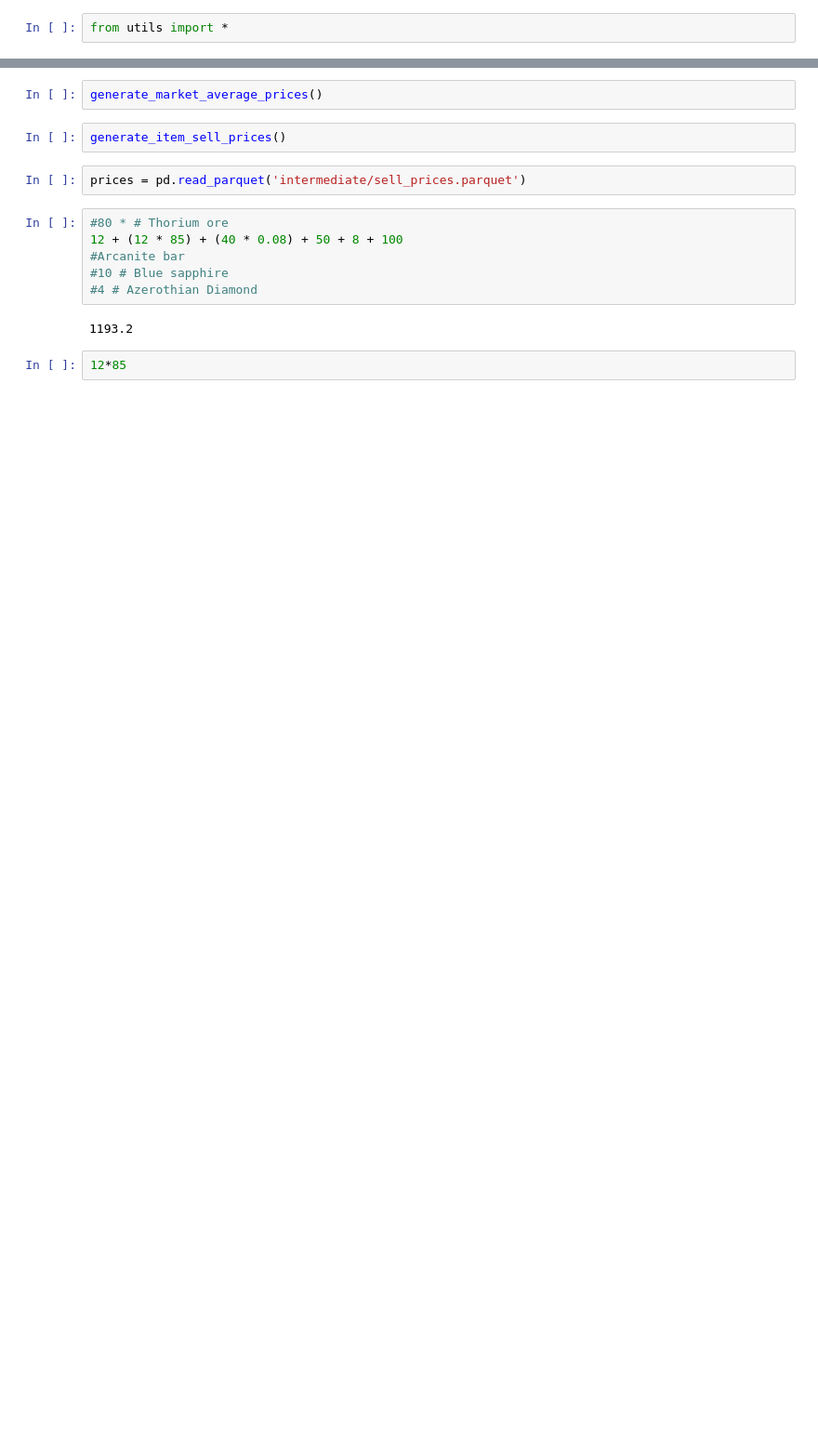
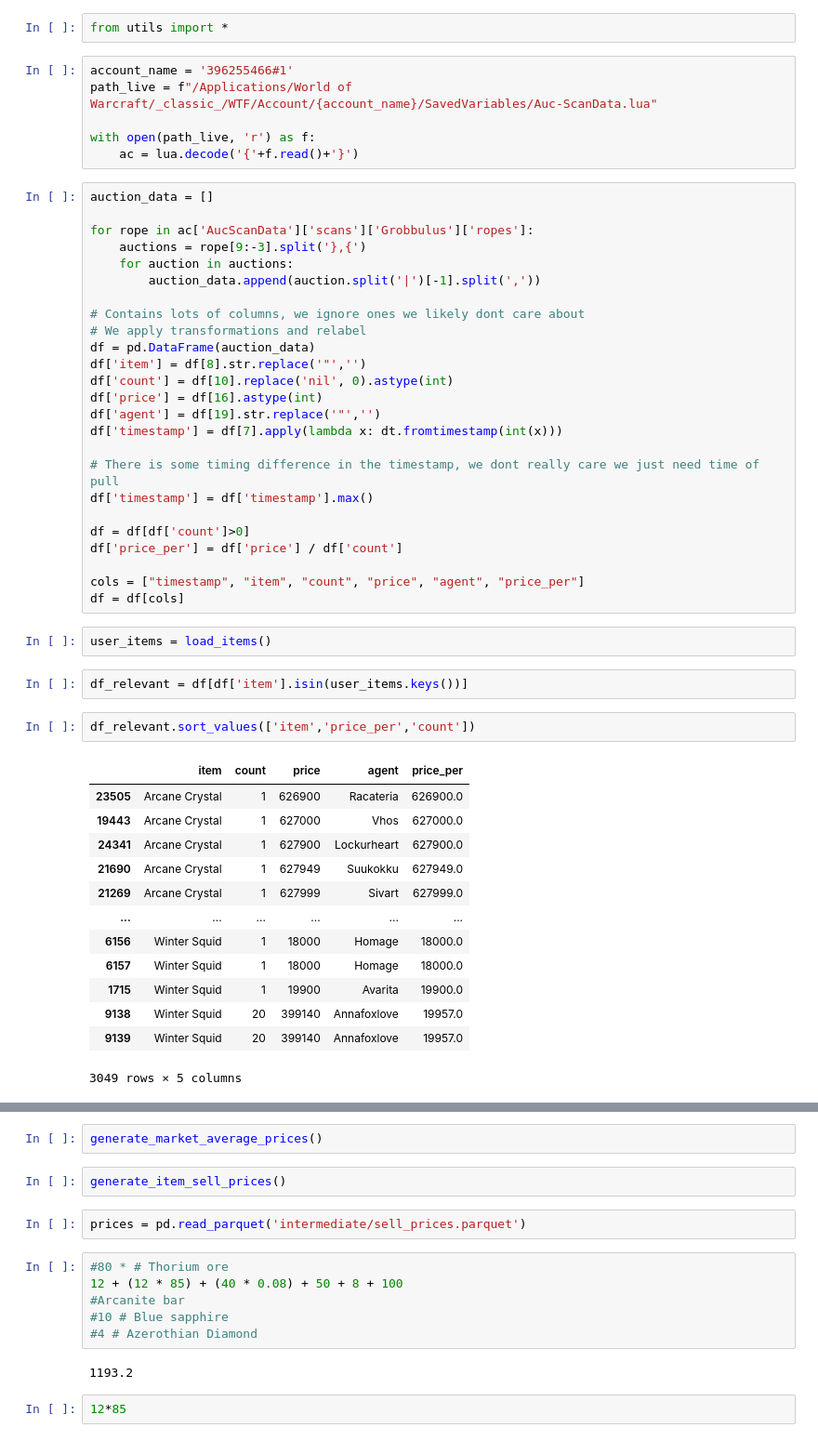
Before and after one commit to ndjenkins85/wow_auctions, a Jupyter notebook: scratchpad.ipynb, the cells around one changed output, grey strips where cells are left out. Shown at 93% size. Saved outputs shown, nothing was run; the diff lists cells and outputs as text; blank space fills up the shorter version.

Commit message:
preparing to create auction history database

```diff
--- a/scratchpad.ipynb
+++ b/scratchpad.ipynb
@@ -1,2 +1,53 @@
 # %%
 from utils import *
+# %%
+account_name = '396255466#1'
+path_live = f"/Applications/World of Warcraft/_classic_/WTF/Account/{account_name}/SavedVariables/Auc-ScanData.lua"
+
+with open(path_live, 'r') as f:
+    ac = lua.decode('{'+f.read()+'}')
+# %%
+auction_data = []
+
+for rope in ac['AucScanData']['scans']['Grobbulus']['ropes']:
+    auctions = rope[9:-3].split('},{')
+    for auction in auctions:
+        auction_data.append(auction.split('|')[-1].split(','))
+
+# Contains lots of columns, we ignore ones we likely dont care about
+# We apply transformations and relabel
+df = pd.DataFrame(auction_data)
+df['item'] = df[8].str.replace('"','')
+df['count'] = df[10].replace('nil', 0).astype(int)
+df['price'] = df[16].astype(int)
+df['agent'] = df[19].str.replace('"','')
+df['timestamp'] = df[7].apply(lambda x: dt.fromtimestamp(int(x)))
+
+# There is some timing difference in the timestamp, we dont really care we just need time of pull
+df['timestamp'] = df['timestamp'].max()
+
+df = df[df['count']>0]
+df['price_per'] = df['price'] / df['count']
+
+cols = ["timestamp", "item", "count", "price", "agent", "price_per"]
+df = df[cols]
+# %%
+user_items = load_items()
+# %%
+df_relevant = df[df['item'].isin(user_items.keys())]
+# %%
+df_relevant.sort_values(['item','price_per','count'])
+# %% [output]
+|  | item | count | price | agent | price_per |
+| 23505 | Arcane Crystal | 1 | 626900 | Racateria | 626900.0 |
+| 19443 | Arcane Crystal | 1 | 627000 | Vhos | 627000.0 |
+| 24341 | Arcane Crystal | 1 | 627900 | Lockurheart | 627900.0 |
+| 21690 | Arcane Crystal | 1 | 627949 | Suukokku | 627949.0 |
+| 21269 | Arcane Crystal | 1 | 627999 | Sivart | 627999.0 |
+| ... | ... | ... | ... | ... | ... |
+| 6156 | Winter Squid | 1 | 18000 | Homage | 18000.0 |
+| 6157 | Winter Squid | 1 | 18000 | Homage | 18000.0 |
+| 1715 | Winter Squid | 1 | 19900 | Avarita | 19900.0 |
+| 9138 | Winter Squid | 20 | 399140 | Annafoxlove | 19957.0 |
+| 9139 | Winter Squid | 20 | 399140 | Annafoxlove | 19957.0 |
+3049 rows × 5 columns
```
Also changed, not shown: parts of 8 cells of this notebook, 11 other files.
